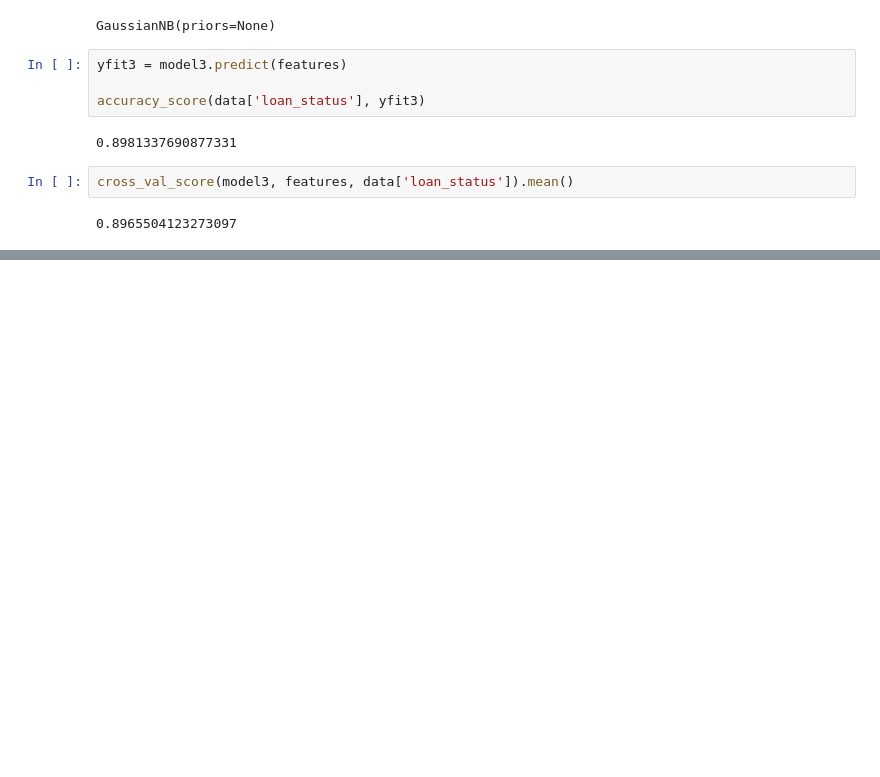
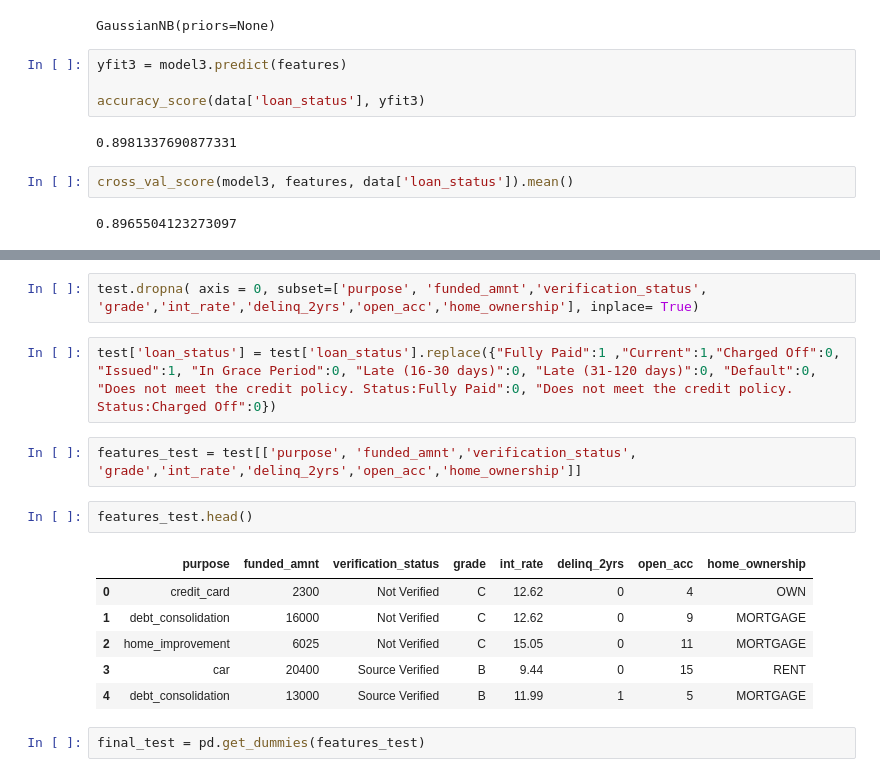
Before and after one commit to muskanuprety/Machine-Learning-Models, a Jupyter notebook: Project 1.ipynb, the cells around one changed output, grey strips where cells are left out. Saved outputs shown, nothing was run; the diff lists cells and outputs as text; blank space fills up the shorter version.

```diff
--- a/Project 1.ipynb
+++ b/Project 1.ipynb
@@ -350,0 +361,17 @@ cross_val_score(model3, features, data['loan_status']).mean()
+# %%
+test.dropna( axis = 0, subset=['purpose', 'funded_amnt','verification_status', 'grade','int_rate','delinq_2yrs','open_acc','home_ownership'], inplace= True)
+# %%
+test['loan_status'] = test['loan_status'].replace({"Fully Paid":1 ,"Current":1,"Charged Off":0, "Issued":1, "In Grace Period":0, "Late (16-30 days)":0, "Late (31-120 days)":0, "Default":0, "Does not meet the credit policy. Status:Fully Paid":0, "Does not meet the credit policy. Status:Charged Off":0})
+# %%
+features_test = test[['purpose', 'funded_amnt','verification_status', 'grade','int_rate','delinq_2yrs','open_acc','home_ownership']]
+# %%
+features_test.head()
+# %% [output]
+|  | purpose | funded_amnt | verification_status | grade | int_rate | delinq_2yrs | open_acc | home_ownership |
+| 0 | credit_card | 2300 | Not Verified | C | 12.62 | 0 | 4 | OWN |
+| 1 | debt_consolidation | 16000 | Not Verified | C | 12.62 | 0 | 9 | MORTGAGE |
+| 2 | home_improvement | 6025 | Not Verified | C | 15.05 | 0 | 11 | MORTGAGE |
+| 3 | car | 20400 | Source Verified | B | 9.44 | 0 | 15 | RENT |
+| 4 | debt_consolidation | 13000 | Source Verified | B | 11.99 | 1 | 5 | MORTGAGE |
+# %%
+final_test = pd.get_dummies(features_test)
```
Also changed, not shown: parts of 17 cells of this notebook.
